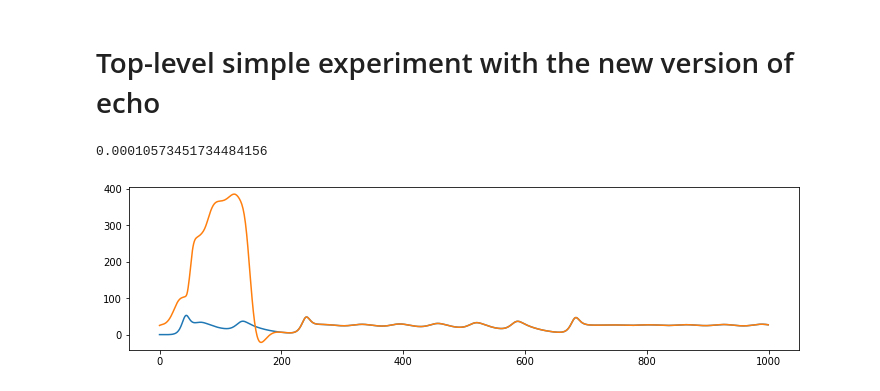
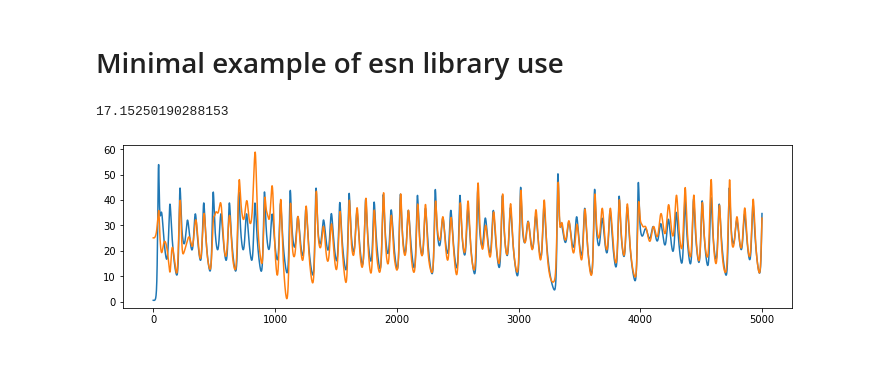
Before and after one commit to khakhalin/echo-networks, a Jupyter notebook: notebooks/experiment_minimal.ipynb, the cells around one changed output. Cells and saved outputs as stored; diff of their text form; code cells hidden in the pictures; blank space fills up the shorter version.

```diff
--- a/notebooks/experiment_minimal.ipynb
+++ b/notebooks/experiment_minimal.ipynb
@@ -1,5 +1,5 @@
-# %% [markdown]
-# Top-level simple experiment with the new version of echo
+# %% [markdown]
+# Minimal example of esn library use
 # %%
 import numpy as np
 import matplotlib.pyplot as plt
@@ -7,20 +7,20 @@ from echo import esn
 # %%
 Data = esn.Data
 Reservoir = esn.Reservoir
 
 data = Data.create_source('lorenz')
-x,y = data.generate(1000)
-model = Reservoir(100)
+x,y = data.generate(50000, seed=1)
+model = Reservoir(200)
 model.fit(x, y, skip=200)
+
+x,y = data.generate(5000, seed=0.5)
 z = model.predict(x)
-loss = Data.loss(y[200:], z[200:])
+loss = esn.utils.loss(y[200:], z[200:])
 print(loss)
-assert loss > 0
+
+plt.figure(figsize=(12,3));
+plt.plot(y);
+plt.plot(z);
 # %% [output]
-0.00010573451734484156
+17.15250190288153
+[figure, added]
-# %%
-plt.figure(figsize=(12,3));
-plt.plot(y);
-plt.plot(z);
-# %% [output]
-[figure, removed]
```
Also changed, not shown: 8 other files.
